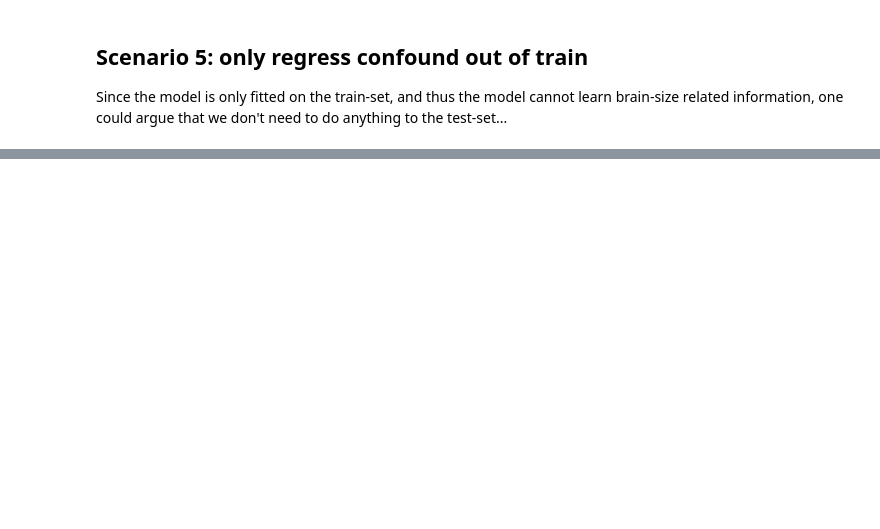
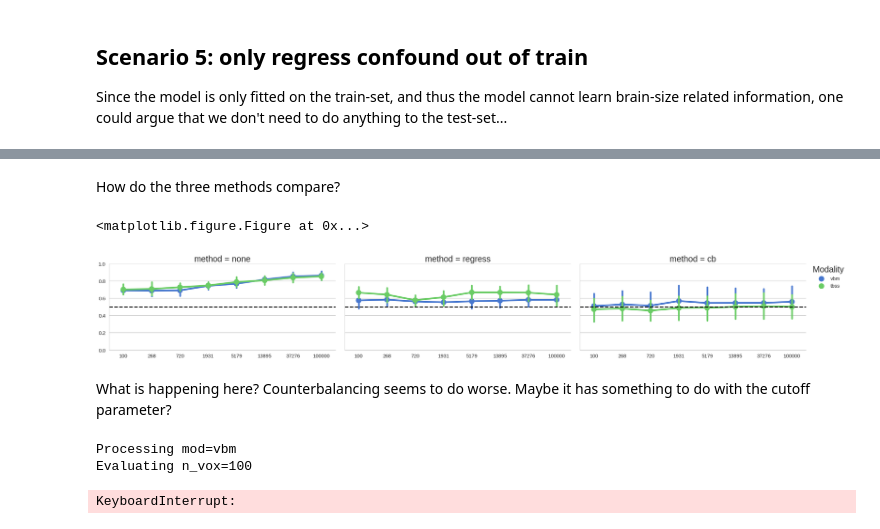
Before and after one commit to lukassnoek/MVCA, a Jupyter notebook: analyses/empirical/gender_classification.ipynb, the cells around one changed output, grey strips where cells are left out. Cells and saved outputs as stored; diff of their text form; code cells hidden in the pictures; blank space fills up the shorter version.

```diff
--- a/analyses/empirical/gender_classification.ipynb
+++ b/analyses/empirical/gender_classification.ipynb
@@ -828,0 +675,69 @@ g.map(sns.pointplot, "C", "scores")
+# %% [markdown]
+How do the three methods compare?
+# %%
+results_sce1_tmp = deepcopy(results_sce1)  # no confound treatment
+results_sce1_tmp['method'] = ['none'] * len(results_sce1_tmp)
+
+results_sce3_tmp = deepcopy(results_sce3)
+results_sce3_tmp['method'] = ['regress'] * len(results_sce3_tmp)
+
+results_three_methods = pd.concat((results_sce1_tmp, results_sce3_tmp, results_sce6))
+with sns.plotting_context(rc=rc):
+    fig = plt.gcf()
+    fig.set_size_inches((9.6, 4.01))
+    g = sns.factorplot(x='n_vox', y='score', hue='modality', col='method',
+                       data=results_three_methods, size=5, aspect=2,
+                       legend_out=False, palette="muted", legend=False)
+    g.set(ylim=(0, 1), ylabel='F1-score', xlabel='N voxels')
+    g.map(plt.axhline, y=0.5, c='black', ls='--')
+    plt.axhline(y=0.5, c='black', ls='dashed')
+    plt.legend(title='Modality', bbox_to_anchor=(1.02, 1), loc=2, borderaxespad=0.)
+    plt.show()
+# %% [output]
+<matplotlib.figure.Figure at 0x...>
+[figure, added]
+# %% [markdown]
+What is happening here? Counterbalancing seems to do worse. Maybe it has something to do with the cutoff parameter?
+# %%
+results_sce7 = {'n_vox': [], 'score': [], 'modality': [], 'cutoff': []}
+
+for modality in ['vbm', 'tbss']:
+    print("\nProcessing mod=%s" % modality)
+
+    for i, nV in enumerate(num_vox):
+        print("Evaluating n_vox=%i" % nV)
+
+        pipeline.set_params(ufs__k=nV)
+        this_mvp = mvp[modality]
+        c = confound[modality]
+
+        for ii, cutoff in enumerate([0.01, 0.1, 0.2, 0.3, 0.4, 0.5, 0.6, 0.7]):
+
+            skf = CounterbalancedStratifiedSplit(this_mvp.X, this_mvp.y, c.squeeze(),
+                                             c_type='continuous', metric='corr', threshold=cutoff,
+                                             verbose=False)
+
+            results_sce7['n_vox'].extend([nV] * n_folds)
+            results_sce7['modality'].extend([modality] * n_folds)
+            results_sce7['cutoff'].extend([cutoff] * n_folds)
+
+            try:
+                skf.check_counterbalance_and_subsample()
+            except (IndexError, ValueError):
+                results_sce7['score'].extend(np.zeros(n_folds).tolist())
+                continue
+
+            X, y, c = this_mvp.X[skf.subsample_idx], this_mvp.y[skf.subsample_idx], c[skf.subsample_idx]
+            scores = np.zeros(n_folds)
+
+            for i, (train_idx, test_idx) in enumerate(skf.split(X, y)):
+                X_train, y_train = X[train_idx], y[train_idx]
+                X_test, y_test = X[test_idx], y[test_idx]
+                pipeline.fit(X_train, y_train)
+                scores[i] = pipeline.score(X_test, y_test)
+
+            results_sce7['score'].extend(scores.tolist())
+# %% [output]
+Processing mod=vbm
+Evaluating n_vox=100
+KeyboardInterrupt:
```
Also changed, not shown: parts of 33 cells of this notebook, 8 other files.
